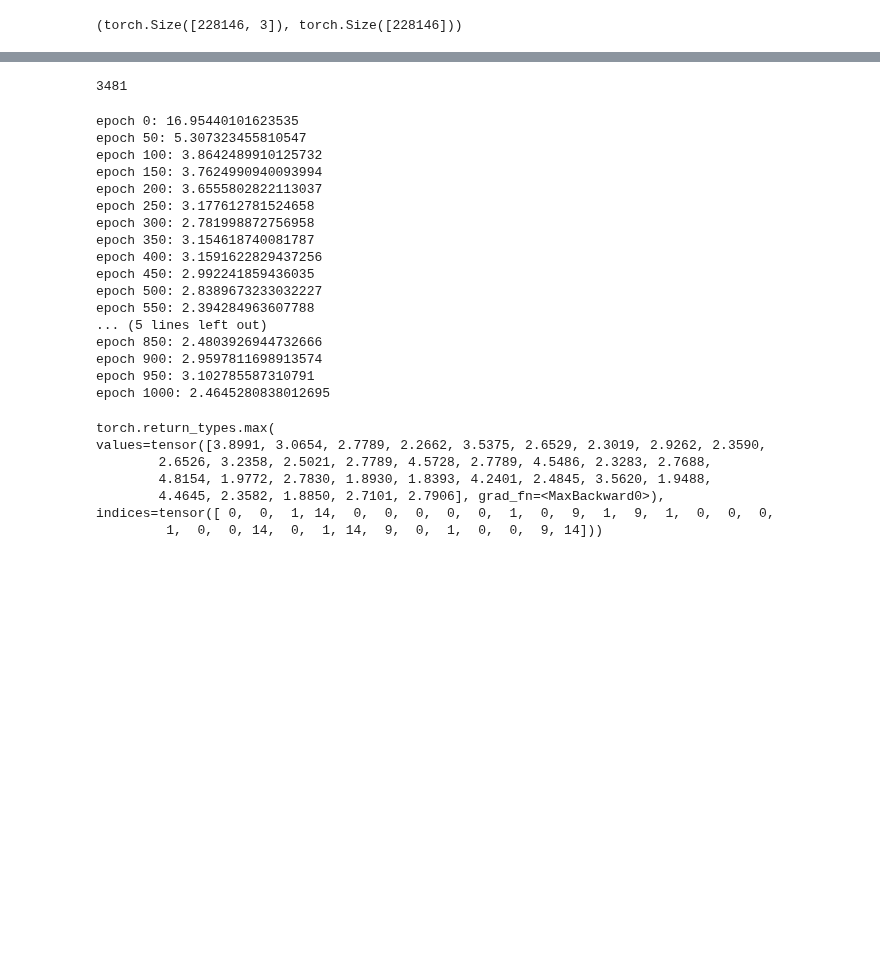
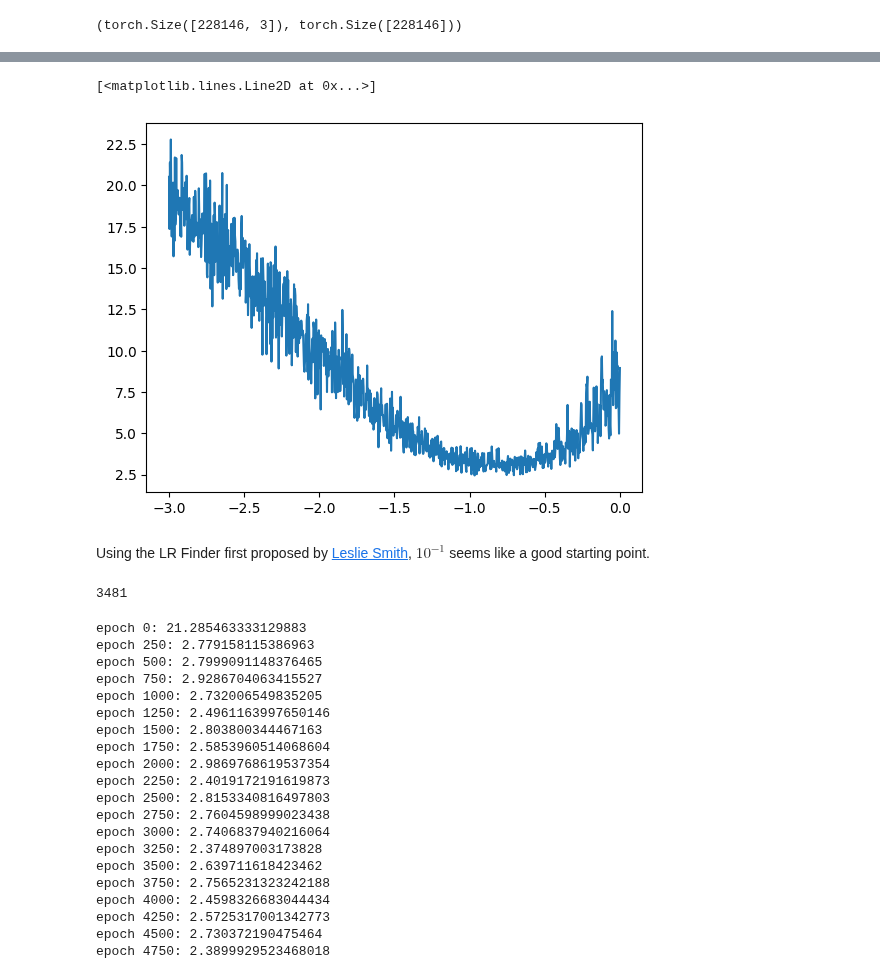
Before and after one commit to IamGianluca/dl, a Jupyter notebook: nbs/karpathy/makemore/makemore_part2_mlp.ipynb, the cells around one changed output, grey strips where cells are left out. Saved outputs shown, nothing was run; the diff lists cells and outputs as text; code cells hidden in the pictures; blank space fills up the shorter version.

Commit message:
feat: use lr finder and lr step decay

```diff
--- a/nbs/karpathy/makemore/makemore_part2_mlp.ipynb
+++ b/nbs/karpathy/makemore/makemore_part2_mlp.ipynb
@@ -214,3 +281,10 @@ X.shape, Y.shape
+# %%
+plt.plot(lre, tracker)
+# %% [output]
+[<matplotlib.lines.Line2D at 0x...>]
+[figure, added]
+# %% [markdown]
+Using the LR Finder first proposed by [Leslie Smith](https://arxiv.org/abs/1506.01186), $ 10^{-1} $ seems like a good starting point.
 # %%
 g = torch.Generator().manual_seed(2147483647)
 C = torch.randn((27, 2), generator=g).requires_grad_()
@@ -225,8 +299,9 @@ sum(p.nelement() for p in parameters)
 3481
 # %%
 bs = 32
+lr = 10**-1
 
-for epoch in range(1001):
+for step in range(5_000):
     # minibatch
     ix = torch.randint(0, X.shape[0], (bs,))
     xs = X[ix]
@@ -240,8 +315,8 @@ for epoch in range(1001):
     logits = h @ W2 + b2  # (32, 27)
     loss = F.cross_entropy(logits, ys)
 
-    if epoch % 50 == 0:
-        print(f"epoch {epoch}: {loss.item()}")
+    if step % 250 == 0:
+        print(f"epoch {step}: {loss.item()}")
 
     # backward pass
     for p in parameters:
@@ -249,33 +324,28 @@ for epoch in range(1001):
     loss.backward()
 
     # update
+    if step == 4_000:
+        lr = lr / 10
     for p in parameters:
-        p.data -= 0.1 * p.grad
+        p.data -= lr * p.grad
 # %% [output]
-epoch 0: 16.95440101623535
-epoch 50: 5.307323455810547
-epoch 100: 3.8642489910125732
-epoch 150: 3.7624990940093994
-epoch 200: 3.6555802822113037
-epoch 250: 3.177612781524658
-epoch 300: 2.781998872756958
-epoch 350: 3.154618740081787
-epoch 400: 3.1591622829437256
-epoch 450: 2.992241859436035
-epoch 500: 2.8389673233032227
-epoch 550: 2.394284963607788
-... (5 lines left out)
-epoch 850: 2.4803926944732666
-epoch 900: 2.9597811698913574
-epoch 950: 3.102785587310791
-epoch 1000: 2.4645280838012695
+epoch 0: 21.285463333129883
+epoch 250: 2.779158115386963
+epoch 500: 2.7999091148376465
+epoch 750: 2.9286704063415527
+epoch 1000: 2.732006549835205
+epoch 1250: 2.4961163997650146
+epoch 1500: 2.803800344467163
+epoch 1750: 2.5853960514068604
+epoch 2000: 2.9869768619537354
+epoch 2250: 2.4019172191619873
+epoch 2500: 2.8153340816497803
+epoch 2750: 2.7604598999023438
+epoch 3000: 2.7406837940216064
+epoch 3250: 2.374897003173828
+epoch 3500: 2.639711618423462
+epoch 3750: 2.7565231323242188
+epoch 4000: 2.4598326683044434
+epoch 4250: 2.5725317001342773
+epoch 4500: 2.730372190475464
+epoch 4750: 2.3899929523468018
-# %%
-logits.max(1)
-# %% [output]
-torch.return_types.max(
-values=tensor([3.8991, 3.0654, 2.7789, 2.2662, 3.5375, 2.6529, 2.3019, 2.9262, 2.3590,
-        2.6526, 3.2358, 2.5021, 2.7789, 4.5728, 2.7789, 4.5486, 2.3283, 2.7688,
-        4.8154, 1.9772, 2.7830, 1.8930, 1.8393, 4.2401, 2.4845, 3.5620, 1.9488,
-        4.4645, 2.3582, 1.8850, 2.7101, 2.7906], grad_fn=<MaxBackward0>),
-indices=tensor([ 0,  0,  1, 14,  0,  0,  0,  0,  0,  1,  0,  9,  1,  9,  1,  0,  0,  0,
-         1,  0,  0, 14,  0,  1, 14,  9,  0,  1,  0,  0,  9, 14]))
```
Also changed, not shown: parts of 12 cells of this notebook.
